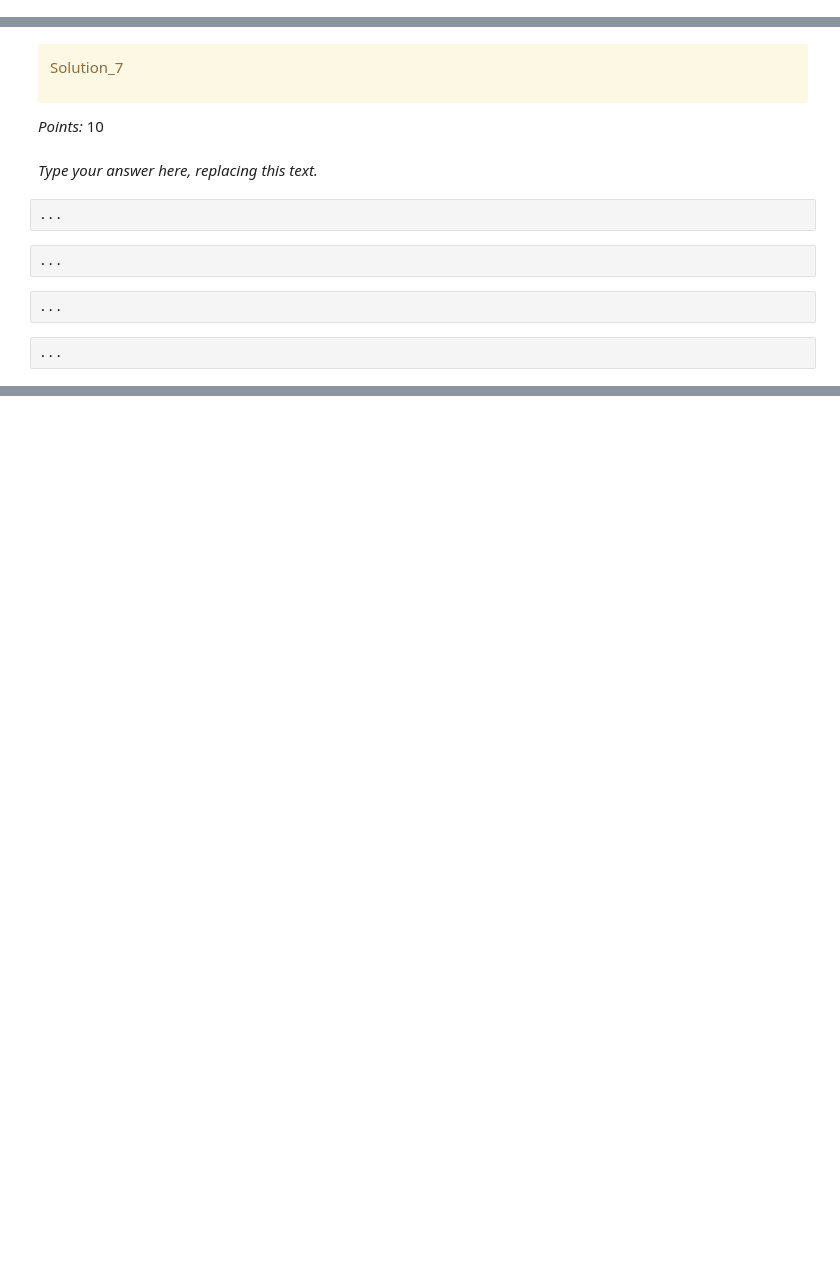
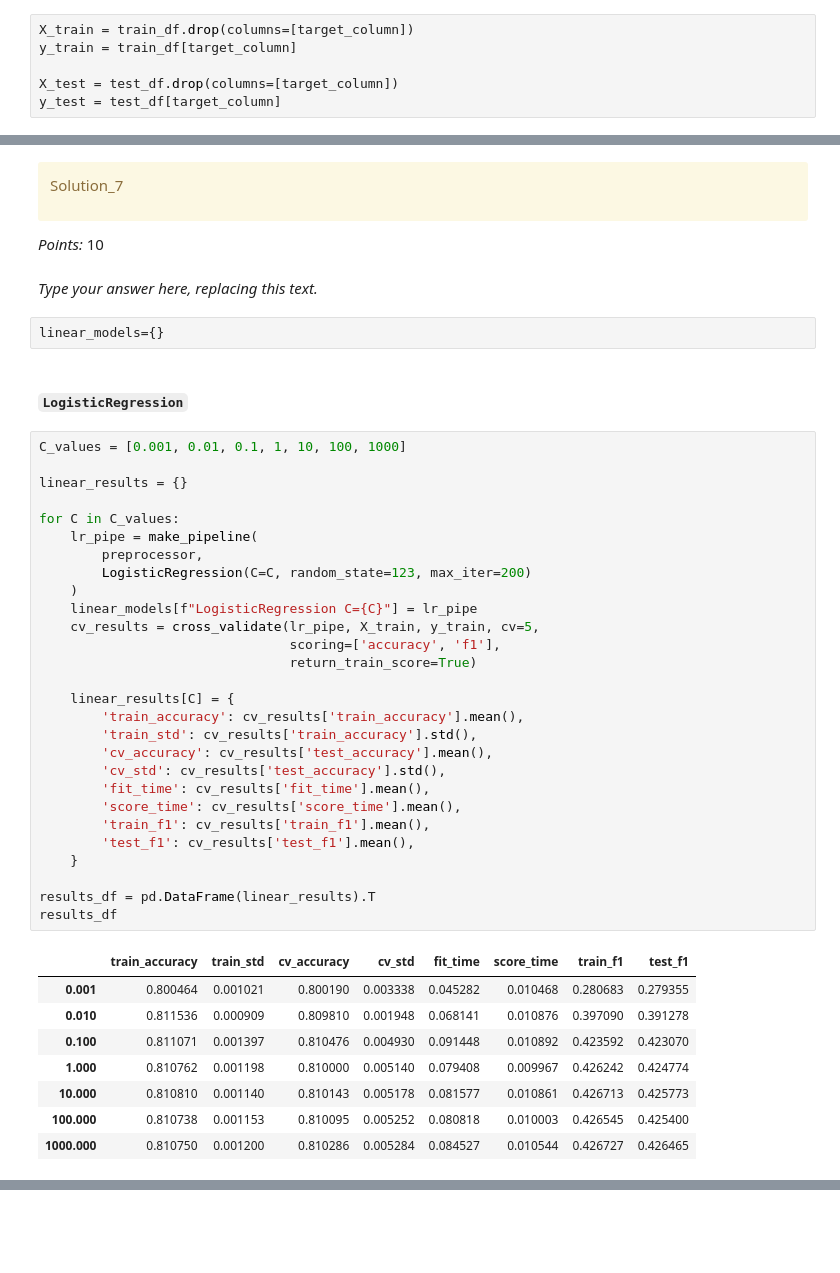
Before and after one commit to krish-arora-88/Credit-Card-Payment-Default-Prediction-Model, a Jupyter notebook: hw5.ipynb, the cells around one changed output, grey strips where cells are left out. Saved outputs shown, nothing was run; the diff lists cells and outputs as text; blank space fills up the shorter version.

```diff
--- a/hw5.ipynb
+++ b/hw5.ipynb
@@ -374,0 +539,6 @@ _Points:_ 10
+# %%
+X_train = train_df.drop(columns=[target_column])
+y_train = train_df[target_column]
+
+X_test = test_df.drop(columns=[target_column])
+y_test = test_df[target_column]
@@ -426,11 +651,44 @@ Solution_7
 _Points:_ 10
 # %% [markdown]
 _Type your answer here, replacing this text._
-# %%
-...
-# %%
-...
-# %%
-...
-# %%
-...
+# %%
+linear_models={}
+# %% [markdown]
+#### **`LogisticRegression`**
+# %%
+C_values = [0.001, 0.01, 0.1, 1, 10, 100, 1000]
+
+linear_results = {}
+
+for C in C_values:
+    lr_pipe = make_pipeline(
+        preprocessor,
+        LogisticRegression(C=C, random_state=123, max_iter=200)
+    )
+    linear_models[f"LogisticRegression C={C}"] = lr_pipe
+    cv_results = cross_validate(lr_pipe, X_train, y_train, cv=5,
+                                scoring=['accuracy', 'f1'],
+                                return_train_score=True)
+
+    linear_results[C] = {
+        'train_accuracy': cv_results['train_accuracy'].mean(),
+        'train_std': cv_results['train_accuracy'].std(),
+        'cv_accuracy': cv_results['test_accuracy'].mean(),
+        'cv_std': cv_results['test_accuracy'].std(),
+        'fit_time': cv_results['fit_time'].mean(),
+        'score_time': cv_results['score_time'].mean(),
+        'train_f1': cv_results['train_f1'].mean(),
+        'test_f1': cv_results['test_f1'].mean(),
+    }
+
+results_df = pd.DataFrame(linear_results).T
+results_df
+# %% [output]
+|  | train_accuracy | train_std | cv_accuracy | cv_std | fit_time | score_time | train_f1 | test_f1 |
+| 0.001 | 0.800464 | 0.001021 | 0.800190 | 0.003338 | 0.045282 | 0.010468 | 0.280683 | 0.279355 |
+| 0.010 | 0.811536 | 0.000909 | 0.809810 | 0.001948 | 0.068141 | 0.010876 | 0.397090 | 0.391278 |
+| 0.100 | 0.811071 | 0.001397 | 0.810476 | 0.004930 | 0.091448 | 0.010892 | 0.423592 | 0.423070 |
+| 1.000 | 0.810762 | 0.001198 | 0.810000 | 0.005140 | 0.079408 | 0.009967 | 0.426242 | 0.424774 |
+| 10.000 | 0.810810 | 0.001140 | 0.810143 | 0.005178 | 0.081577 | 0.010861 | 0.426713 | 0.425773 |
+| 100.000 | 0.810738 | 0.001153 | 0.810095 | 0.005252 | 0.080818 | 0.010003 | 0.426545 | 0.425400 |
+| 1000.000 | 0.810750 | 0.001200 | 0.810286 | 0.005284 | 0.084527 | 0.010544 | 0.426727 | 0.426465 |
```
Also changed, not shown: parts of 47 cells of this notebook, 1 other file.
